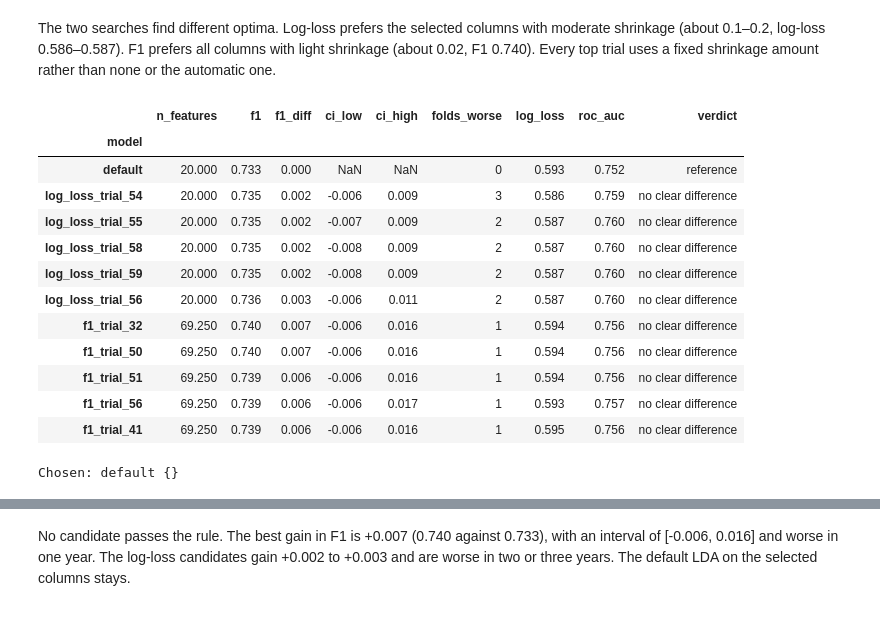
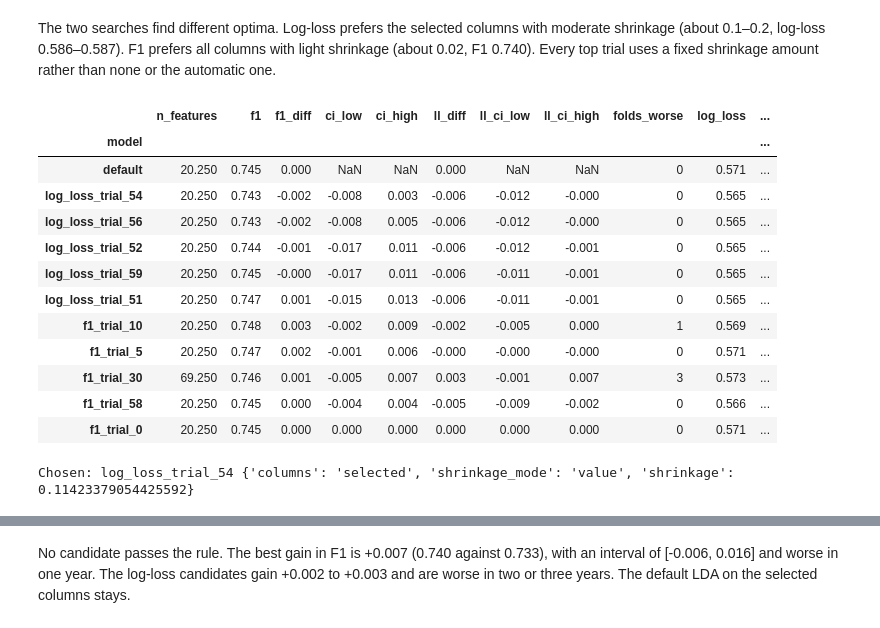
Before and after one commit to PedroHSantos20/ml-repeat-purchase, a Jupyter notebook: notebooks/04_modelling_project.ipynb, the cells around one changed output, grey strips where cells are left out. Drawn from its saved outputs; the diff is of its cells as text; code cells hidden in the pictures.

```diff
--- a/notebooks/04_modelling_project.ipynb
+++ b/notebooks/04_modelling_project.ipynb
@@ -398,35 +442,44 @@ def fast_f1(y, predicted):
     return 2 * tp / (2 * tp + np.sum(~y & predicted) + np.sum(y & ~predicted))
 
 
-def bootstrap_f1_diff(oof_ref, oof_opt, thr_ref, thr_opt, n_boot=2000, seed=RANDOM_STATE):
-    """95% interval of F1(option) - F1(reference), resampling whole customers."""
+def row_log_loss(y, p):
+    p = np.clip(p, 1e-15, 1 - 1e-15)
+    return -(y * np.log(p) + (1 - y) * np.log(1 - p))
+
+
+def bootstrap_diffs(oof_ref, oof_opt, thr_ref, thr_opt, n_boot=2000, seed=RANDOM_STATE):
+    """95% intervals of the F1 and log-loss differences (option - reference), resampling whole customers."""
     assert oof_ref["ID"].equals(oof_opt["ID"]), "Options must be scored on the same rows."
     y = oof_ref["y"].to_numpy(dtype=bool)
     pred_ref, pred_opt = oof_ref["p"].to_numpy() >= thr_ref, oof_opt["p"].to_numpy() >= thr_opt
+    ll_diff = row_log_loss(y, oof_opt["p"].to_numpy()) - row_log_loss(y, oof_ref["p"].to_numpy())
     groups = list(oof_ref.groupby("customer_id", sort=False).indices.values())
 
     rng = np.random.default_rng(seed)
-    diffs = np.empty(n_boot)
+    f1_d, ll_d = np.empty(n_boot), np.empty(n_boot)
     for b in range(n_boot):
         rows = np.concatenate([groups[i] for i in rng.integers(0, len(groups), len(groups))])
-        diffs[b] = fast_f1(y[rows], pred_opt[rows]) - fast_f1(y[rows], pred_ref[rows])
-    return np.percentile(diffs, [2.5, 97.5])
+        f1_d[b] = fast_f1(y[rows], pred_opt[rows]) - fast_f1(y[rows], pred_ref[rows])
+        ll_d[b] = ll_diff[rows].mean()
+    return np.percentile(f1_d, [2.5, 97.5]), np.percentile(ll_d, [2.5, 97.5])
 
 
 def judge(runs, reference):
-    """Scoreboard against the reference: better only if the interval is above zero and at most one fold is worse."""
+    """Scoreboard against the reference: log-loss clearly lower, F1 not clearly worse, at most one worse fold."""
     ref_table, ref_oof, ref_thr = runs[reference]
+    ref_ll = row_log_loss(ref_oof["y"].to_numpy(), ref_oof["p"].to_numpy()).mean()
     rows = []
     for name, (table, oof, thr) in runs.items():
         row = {"model": name, **summary_row(table, oof, thr)}
-        row["folds_worse"] = int((table["f1"] < ref_table["f1"]).sum())
+        row["ll_diff"] = row_log_loss(oof["y"].to_numpy(), oof["p"].to_numpy()).mean() - ref_ll
+        row["folds_worse"] = int((table["log_loss"] > ref_table["log_loss"]).sum())
         if name == reference:
-            row.update(ci_low=np.nan, ci_high=np.nan, verdict="reference")
+            row.update(ll_ci_low=np.nan, ll_ci_high=np.nan, ci_low=np.nan, ci_high=np.nan, verdict="reference")
         else:
-            lo, hi = bootstrap_f1_diff(ref_oof, oof, ref_thr, thr)
-            verdict = ("better" if lo > 0 and row["folds_worse"] <= 1
-                       else "worse" if hi < 0 else "no clear difference")
-            row.update(ci_low=lo, ci_high=hi, verdict=verdict)
+            (lo, hi), (ll_lo, ll_hi) = bootstrap_diffs(ref_oof, oof, ref_thr, thr)
+            verdict = ("better" if ll_hi < 0 and hi >= 0 and row["folds_worse"] <= 1
+                       else "worse" if ll_lo > 0 or hi < 0 else "no clear difference")
+            row.update(ll_ci_low=ll_lo, ll_ci_high=ll_hi, ci_low=lo, ci_high=hi, verdict=verdict)
         rows.append(row)
 
     board = pd.DataFrame(rows).set_index("model")
@@ -519,7 +572,7 @@ Gaussian Naive Bayes assumes that, within each class, every column is normal and
 tr, _ = folds[-1]
 nb_prep = build_linear_pipeline(GaussianNB(), select=False).named_steps["prep"]
 X_nb = pd.DataFrame(
-    nb_prep.fit_transform(dev.iloc[tr][linear_inputs]),
+    nb_prep.fit_transform(dev.iloc[tr][linear_inputs], dev.iloc[tr][target]),
     columns=nb_prep.get_feature_names_out(),
 )
 y_nb = dev.iloc[tr][target].to_numpy()
@@ -959,12 +1012,12 @@ def shortlist(studies, cache, make_model, k=5):
 
 
 def choose_winner(runs, reference):
-    """Keep the reference unless a candidate is better; among better ones, fewer columns then higher F1."""
+    """Keep the reference unless a candidate is better; among better ones, fewer columns then lower log-loss."""
     board = judge(runs, reference)
     better = board.index[board["verdict"] == "better"].tolist()
     if not better:
         return reference, board
-    best = board.loc[better].sort_values(["n_features", "f1"], ascending=[True, False]).index[0]
+    best = board.loc[better].sort_values(["n_features", "ll_diff"], ascending=[True, True]).index[0]
     return best, board
 # %% [markdown]
 ### Tuned references and tracking
@@ -1233,26 +1286,26 @@ The two searches find different optima. Log-loss prefers the selected columns wi
 # %%
 lda_candidates = shortlist(study_lda, get_lda_cache, make_lda)
 runs = {"default": lda_runs["lda_selected"], **{name: run for name, (run, _) in lda_candidates.items()}}
 chosen_lda, board_lda_tuned = choose_winner(runs, reference="default")
 lda_params = lda_candidates[chosen_lda][1] if chosen_lda != "default" else {}
 
-display(board_lda_tuned[["n_features", "f1", "f1_diff", "ci_low", "ci_high", "folds_worse", "log_loss", "roc_auc", "verdict"]])
+display(board_lda_tuned[["n_features", "f1", "f1_diff", "ci_low", "ci_high", "ll_diff", "ll_ci_low", "ll_ci_high", "folds_worse", "log_loss", "roc_auc", "verdict"]])
 print(f"Chosen: {chosen_lda} {lda_params}")
 # %% [output]
-|  | n_features | f1 | f1_diff | ci_low | ci_high | folds_worse | log_loss | roc_auc | verdict |
-| model |  |  |  |  |  |  |  |  |  |
-| default | 20.000 | 0.733 | 0.000 | NaN | NaN | 0 | 0.593 | 0.752 | reference |
-| log_loss_trial_54 | 20.000 | 0.735 | 0.002 | -0.006 | 0.009 | 3 | 0.586 | 0.759 | no clear difference |
-| log_loss_trial_55 | 20.000 | 0.735 | 0.002 | -0.007 | 0.009 | 2 | 0.587 | 0.760 | no clear difference |
-| log_loss_trial_58 | 20.000 | 0.735 | 0.002 | -0.008 | 0.009 | 2 | 0.587 | 0.760 | no clear difference |
-| log_loss_trial_59 | 20.000 | 0.735 | 0.002 | -0.008 | 0.009 | 2 | 0.587 | 0.760 | no clear difference |
-| log_loss_trial_56 | 20.000 | 0.736 | 0.003 | -0.006 | 0.011 | 2 | 0.587 | 0.760 | no clear difference |
-| f1_trial_32 | 69.250 | 0.740 | 0.007 | -0.006 | 0.016 | 1 | 0.594 | 0.756 | no clear difference |
-| f1_trial_50 | 69.250 | 0.740 | 0.007 | -0.006 | 0.016 | 1 | 0.594 | 0.756 | no clear difference |
-| f1_trial_51 | 69.250 | 0.739 | 0.006 | -0.006 | 0.016 | 1 | 0.594 | 0.756 | no clear difference |
-| f1_trial_56 | 69.250 | 0.739 | 0.006 | -0.006 | 0.017 | 1 | 0.593 | 0.757 | no clear difference |
-| f1_trial_41 | 69.250 | 0.739 | 0.006 | -0.006 | 0.016 | 1 | 0.595 | 0.756 | no clear difference |
+|  | n_features | f1 | f1_diff | ci_low | ci_high | ll_diff | ll_ci_low | ll_ci_high | folds_worse | log_loss | ... |
+| model |  |  |  |  |  |  |  |  |  |  | ... |
+| default | 20.250 | 0.745 | 0.000 | NaN | NaN | 0.000 | NaN | NaN | 0 | 0.571 | ... |
+| log_loss_trial_54 | 20.250 | 0.743 | -0.002 | -0.008 | 0.003 | -0.006 | -0.012 | -0.000 | 0 | 0.565 | ... |
+| log_loss_trial_56 | 20.250 | 0.743 | -0.002 | -0.008 | 0.005 | -0.006 | -0.012 | -0.000 | 0 | 0.565 | ... |
+| log_loss_trial_52 | 20.250 | 0.744 | -0.001 | -0.017 | 0.011 | -0.006 | -0.012 | -0.001 | 0 | 0.565 | ... |
+| log_loss_trial_59 | 20.250 | 0.745 | -0.000 | -0.017 | 0.011 | -0.006 | -0.011 | -0.001 | 0 | 0.565 | ... |
+| log_loss_trial_51 | 20.250 | 0.747 | 0.001 | -0.015 | 0.013 | -0.006 | -0.011 | -0.001 | 0 | 0.565 | ... |
+| f1_trial_10 | 20.250 | 0.748 | 0.003 | -0.002 | 0.009 | -0.002 | -0.005 | 0.000 | 1 | 0.569 | ... |
+| f1_trial_5 | 20.250 | 0.747 | 0.002 | -0.001 | 0.006 | -0.000 | -0.000 | -0.000 | 0 | 0.571 | ... |
+| f1_trial_30 | 69.250 | 0.746 | 0.001 | -0.005 | 0.007 | 0.003 | -0.001 | 0.007 | 3 | 0.573 | ... |
+| f1_trial_58 | 20.250 | 0.745 | 0.000 | -0.004 | 0.004 | -0.005 | -0.009 | -0.002 | 0 | 0.566 | ... |
+| f1_trial_0 | 20.250 | 0.745 | 0.000 | 0.000 | 0.000 | 0.000 | 0.000 | 0.000 | 0 | 0.571 | ... |
-Chosen: default {}
+Chosen: log_loss_trial_54 {'columns': 'selected', 'shrinkage_mode': 'value', 'shrinkage': 0.11423379054425592}
 # %%
 tuned_runs["lda"] = runs[chosen_lda]
 default_of["lda"] = lda_runs["lda_selected"]
```
Also changed, not shown: parts of 51 cells of this notebook, 29 other files.
